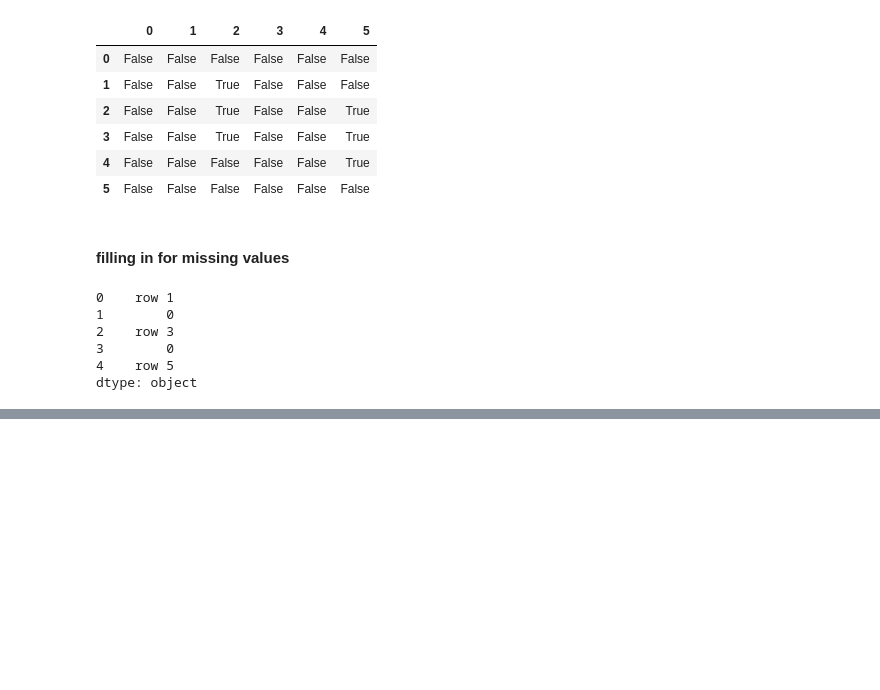
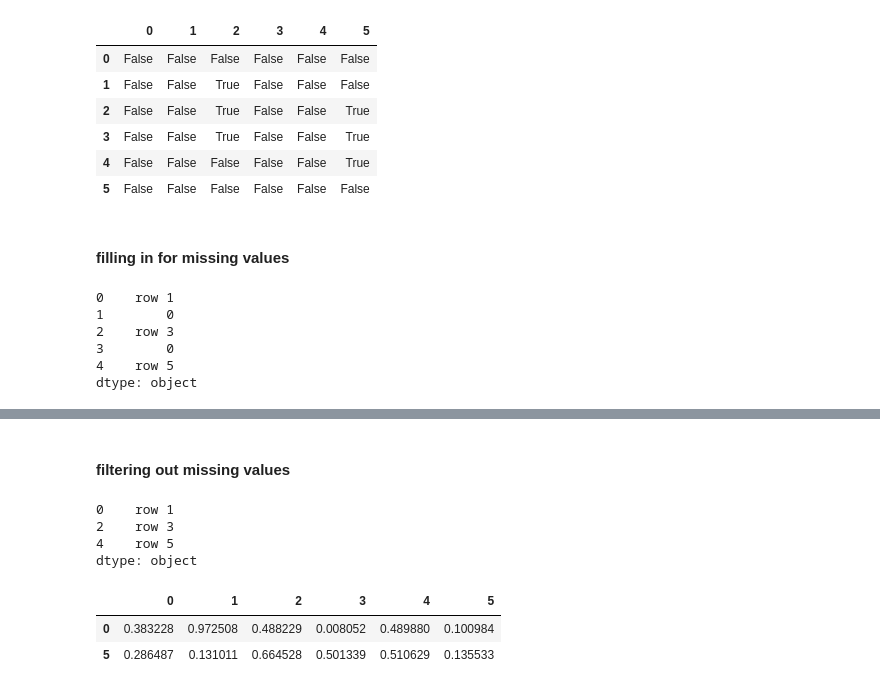
Before and after one commit to jinniethepooh/nlp, a Jupyter notebook: linkedin/basic_data_prep.ipynb, the cells around one changed output, grey strips where cells are left out. Saved outputs shown, nothing was run; the diff lists cells and outputs as text; code cells hidden in the pictures; blank space fills up the shorter version.

```diff
--- a/linkedin/basic_data_prep.ipynb
+++ b/linkedin/basic_data_prep.ipynb
@@ -301,0 +359,21 @@ filled_df_obj
+# %% [markdown]
+<h4>filtering out missing values</h4>
+# %%
+# Series
+# filter out NaN
+series_no_nan = missing_series_obj.dropna()
+series_no_nan
+# %% [output]
+0    row 1
+2    row 3
+4    row 5
+dtype: object
+# %%
+# Dataframe
+# filter out NaN
+df_no_nan = missing_df_obj.dropna() # row is default
+df_no_nan
+# %% [output]
+|  | 0 | 1 | 2 | 3 | 4 | 5 |
+| 0 | 0.383228 | 0.972508 | 0.488229 | 0.008052 | 0.489880 | 0.100984 |
+| 5 | 0.286487 | 0.131011 | 0.664528 | 0.501339 | 0.510629 | 0.135533 |
```
Also changed, not shown: parts of 18 cells of this notebook.
